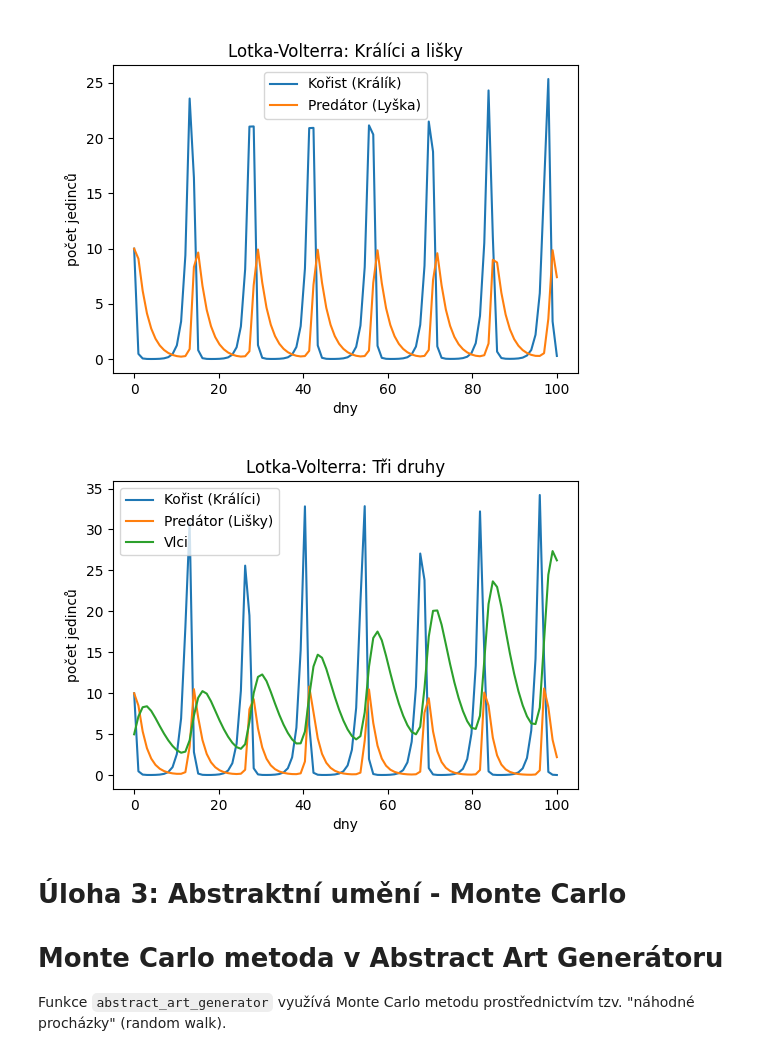
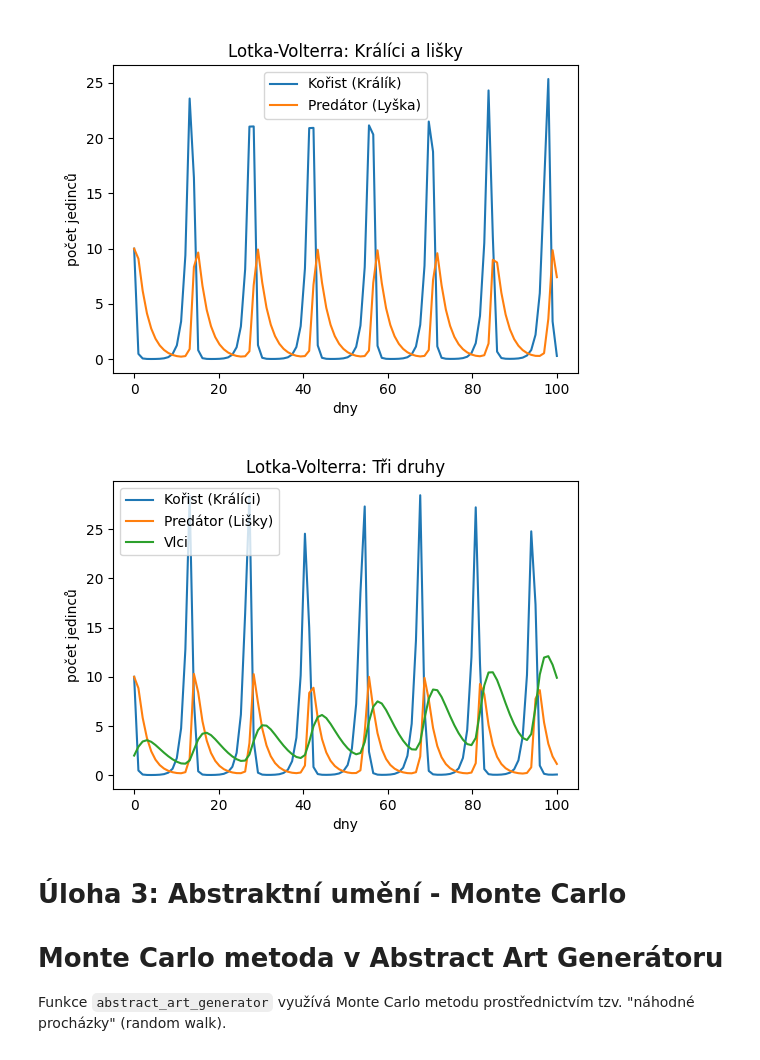
Before and after one commit to melancholy-txt/ujep, a Jupyter notebook: MSW/visnak-zapocet.ipynb, the cells around one changed output. Drawn from its saved outputs; the diff is of its cells as text; code cells hidden in the pictures.

```diff
--- a/MSW/visnak-zapocet.ipynb
+++ b/MSW/visnak-zapocet.ipynb
@@ -125,30 +125,30 @@ plt.show()
 # %%
 # Rozšířený model se třetím druhem (vlci)
 def run_lv3(params, y0, days=100):
     a, b, c, d, e, f, g, h = params
     def lv3(t, y):
         x, y1, z = y
         dx = a*x - b*x*y1 - e*x*z           # králičí růst - lov lyšek - lov vlků
         dy = -c*y1 + d*x*y1 - g*y1*z        # smrt lyšek + přírůst z králíků - lov vlků
         dz = -f*z + e*x*z + h*y1*z          # smrt vlků + přírůst z králíků + přírůst z lyšek
         return [dx, dy, dz]
     sol = solve_ivp(lv3, [0, days], y0, dense_output=True)
     t = np.linspace(0, days, days)
     return t, sol.sol(t)
-t, (X, Y, Z) = run_lv3((1.1, 0.4, 0.4, 0.1, 0.02, 0.2, 0.01, 0.05), (10, 10, 5))
+t, (X, Y, Z) = run_lv3((1.1, 0.4, 0.4, 0.1, 0.02, 0.2, 0.01, 0.05), (10, 10, 2)) # data doplňena o vlky - jí i lyšky i králíky
 # Parametery:           (a,   b,   c,   d,   e,   f,  g,   h)
 
 plt.figure(figsize=(6,4))
 plt.plot(t, X, label='Kořist (Králíci)')
 plt.plot(t, Y, label='Predátor (Lišky)')
 plt.plot(t, Z, label='Vlci')
 plt.legend()
 plt.xlabel('dny')
 plt.ylabel('počet jedinců')
 plt.title('Lotka-Volterra: Tři druhy')
 plt.show()
 # %% [output]
-[figure, old version]
+[figure, new version]
 # %% [markdown]
 # Úloha 3: Abstraktní umění - Monte Carlo
 # Monte Carlo metoda v Abstract Art Generátoru
```
Also changed, not shown: parts of 1 cell of this notebook.
